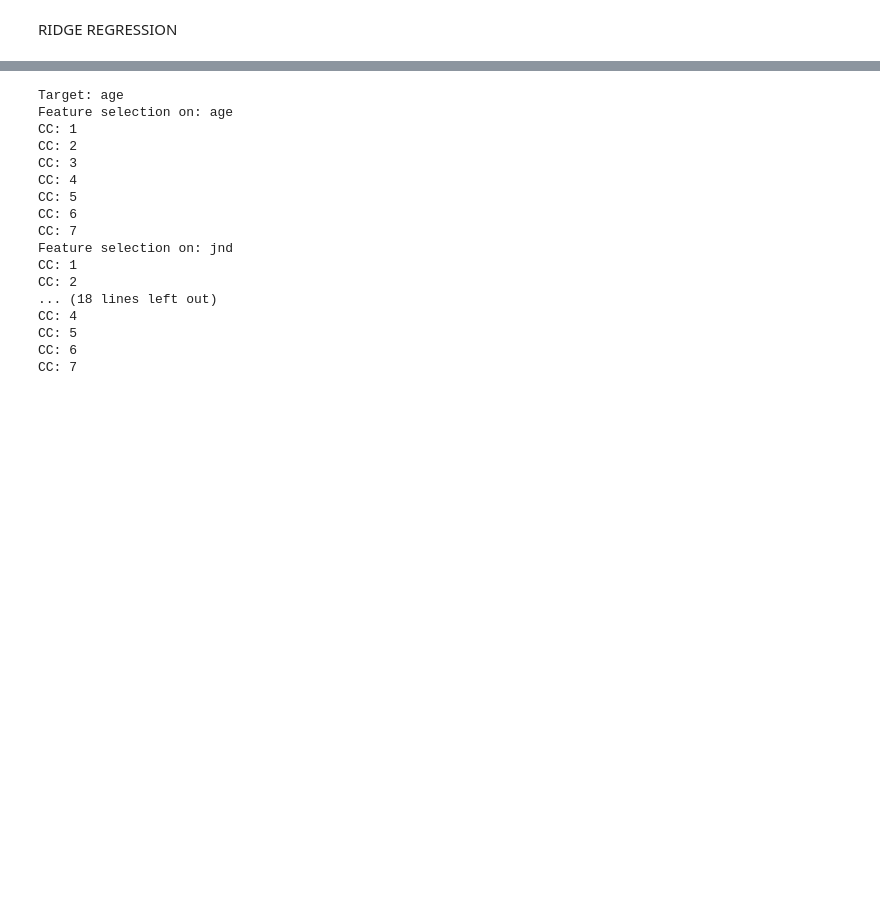
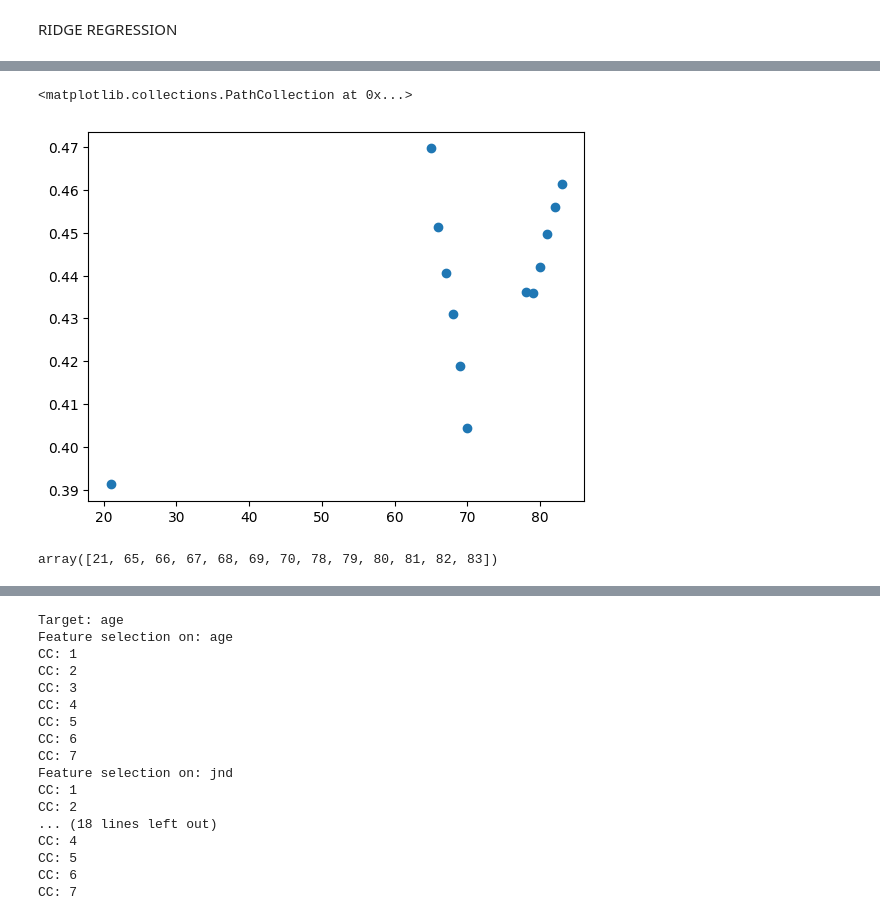
Before and after one commit to nicolascatz/CRPN_DTI_AGING_DPAKNC, a Jupyter notebook: scripts/DTI_Aging_FeatSelect_and_votingRegressor_251213_NC.ipynb, the cells around one changed output, grey strips where cells are left out. Cells and saved outputs as stored; diff of their text form; code cells hidden in the pictures; blank space fills up the shorter version.

```diff
--- a/scripts/DTI_Aging_FeatSelect_and_votingRegressor_251213_NC.ipynb
+++ b/scripts/DTI_Aging_FeatSelect_and_votingRegressor_251213_NC.ipynb
@@ -275 +275,11 @@ SVR linear for JND
+# %%
+plt.scatter(np.where(SelectedFeat4<5)[0],DTI[:,np.where(SelectedFeat4<5)[0],CCxindex].mean(axis=0))
+# %% [output]
+<matplotlib.collections.PathCollection at 0x...>
+[figure, added]
+# %%
+np.shape(SelectedFeat4)
+np.where(SelectedFeat4<5)[0]
+# %% [output]
+array([21, 65, 66, 67, 68, 69, 70, 78, 79, 80, 81, 82, 83])
 # %%
```
Also changed, not shown: parts of 12 cells of this notebook, 6 other files.
